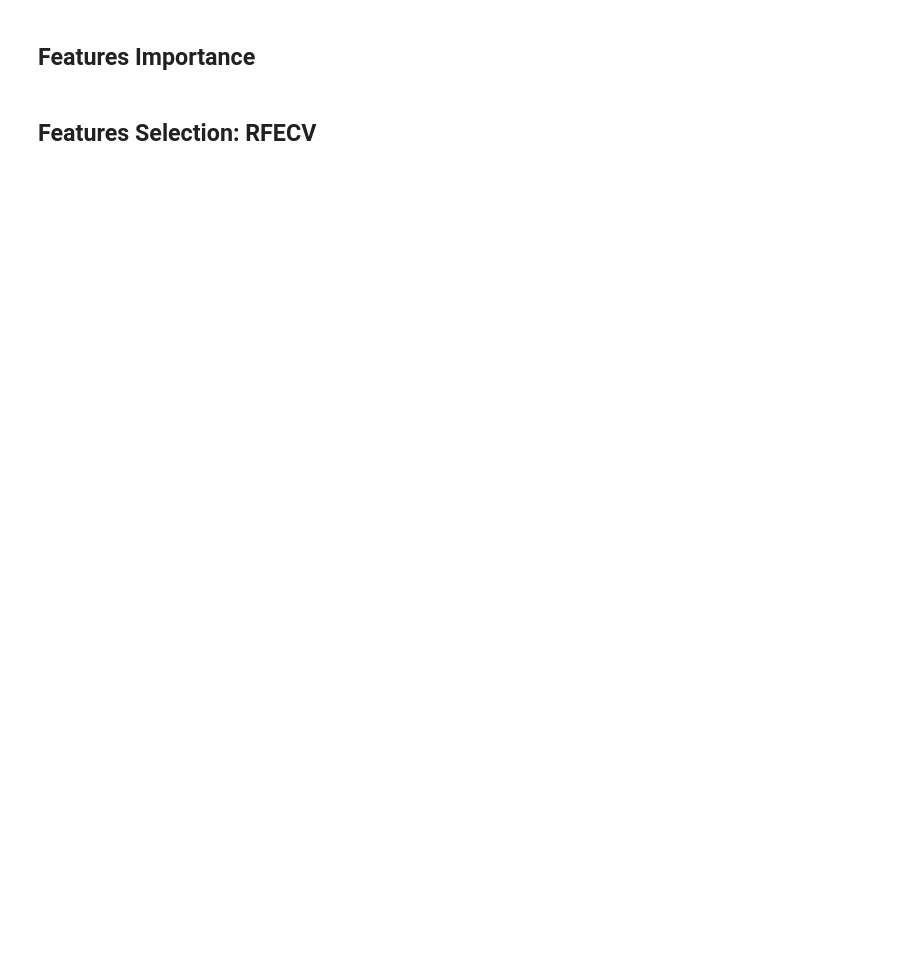
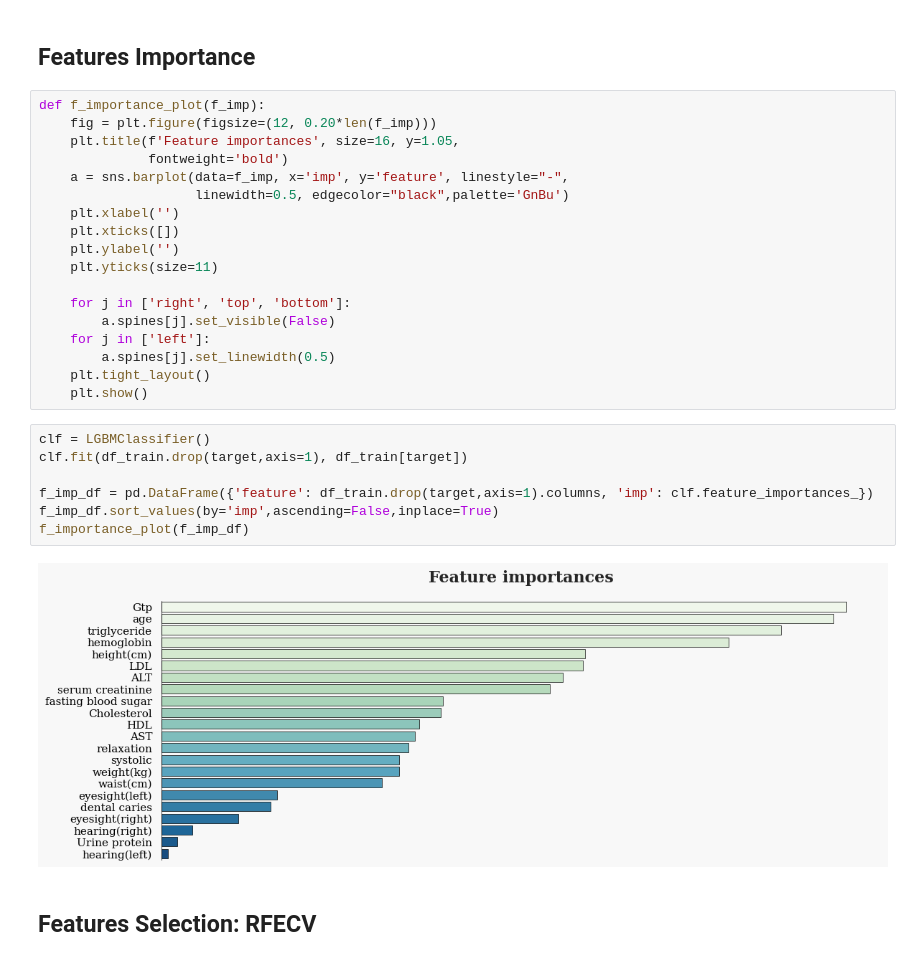
Before and after one commit to zerolovesea/Kaggle_Competitions, a Jupyter notebook: pg-s3-e24-eda-modeling-ensemle-nn.ipynb, the cells around one changed output. Cells and saved outputs as stored; diff of their text form; blank space fills up the shorter version.

```diff
--- a/pg-s3-e24-eda-modeling-ensemle-nn.ipynb
+++ b/pg-s3-e24-eda-modeling-ensemle-nn.ipynb
@@ -289,4 +347,31 @@ df_test.drop(target,axis=1,inplace=True)
 # %% [markdown]
 ## Features Importance
+# %%
+def f_importance_plot(f_imp):
+    fig = plt.figure(figsize=(12, 0.20*len(f_imp)))
+    plt.title(f'Feature importances', size=16, y=1.05,
+              fontweight='bold')
+    a = sns.barplot(data=f_imp, x='imp', y='feature', linestyle="-",
+                    linewidth=0.5, edgecolor="black",palette='GnBu')
+    plt.xlabel('')
+    plt.xticks([])
+    plt.ylabel('')
+    plt.yticks(size=11)
+
+    for j in ['right', 'top', 'bottom']:
+        a.spines[j].set_visible(False)
+    for j in ['left']:
+        a.spines[j].set_linewidth(0.5)
+    plt.tight_layout()
+    plt.show()
+# %%
+clf = LGBMClassifier()
+clf.fit(df_train.drop(target,axis=1), df_train[target])
+
+f_imp_df = pd.DataFrame({'feature': df_train.drop(target,axis=1).columns, 'imp': clf.feature_importances_})
+f_imp_df.sort_values(by='imp',ascending=False,inplace=True)
+f_importance_plot(f_imp_df)
+# %% [output]
+[figure, added]
 # %% [markdown]
 ## Features Selection: RFECV
```
Also changed, not shown: parts of 9 cells of this notebook.
